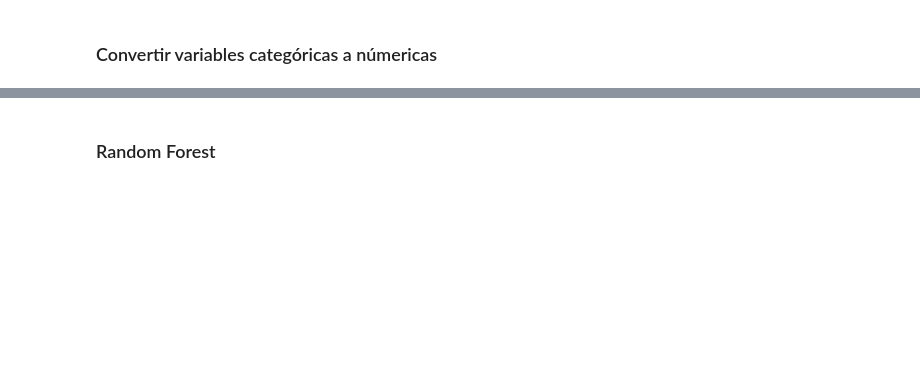
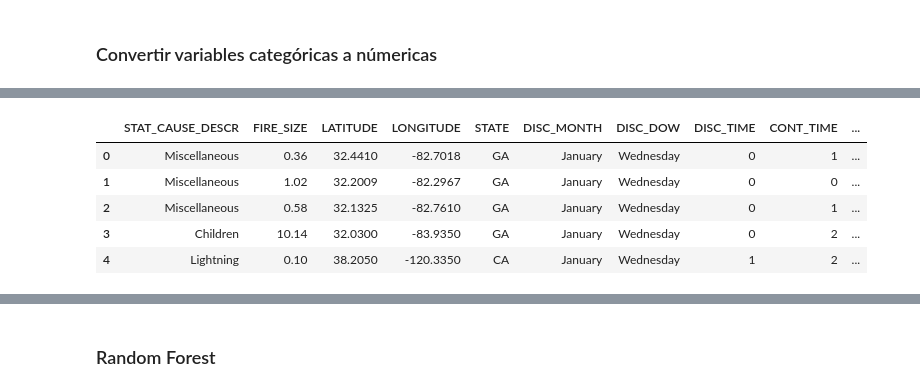
Before and after one commit to framunoz/Incendios-Forestales, a Jupyter notebook: notebooks/03-Modelos.ipynb, the cells around one changed output, grey strips where cells are left out. Drawn from its saved outputs; the diff is of its cells as text; code cells hidden in the pictures; blank space fills up the shorter version.

```diff
--- a/notebooks/03-Modelos.ipynb
+++ b/notebooks/03-Modelos.ipynb
@@ -89,0 +98,4 @@ El dataset tiene una cantidad de 255163 datos y 16 variables.
+# %%
+# Copia del dataset
+df_1 = df.copy()
+df_1.head()
@@ -89,0 +121,29 @@ El dataset tiene una cantidad de 255163 datos y 16 variables.
+# %%
+def new_category(cause):
+    """Re-categoriza las causas que se tenían originalmente.
+    """
+    d_causes = {
+        "Other": ['Miscellaneous',
+                  'Missing/Undefined'],
+        "Human": ['Children',
+                  'Smoking',
+                  'Equipment Use',
+                  'Debris Burning',
+                  'Campfire',
+                  'Campfire',
+                  'Railroad',
+                  'Powerline',
+                  'Fireworks',
+                  'Structure'],
+        "Natural": ['Lightning'],
+        "Malicious": ['Arson']
+    }
+
+    for new_cause in d_causes:
+        if cause in d_causes[new_cause]:
+            return new_cause
+    return None
+# %%
+df_3 = df_2.copy()
+df_3["STAT_CAUSE_DESCR"] = df_3.STAT_CAUSE_DESCR.map(new_category)
+df_3.head()
@@ -134,5 +158,0 @@ drop_list = ["DISC_DATE_TIME",
-# %%
-# Eliminamos las columnas que no se ocuparán
-for to_drop in drop_list:
-    df_ = df_.drop(to_drop, axis=1)
-df_.head()
@@ -320,0 +185,14 @@ print(classification_report(y_test, y_pred_lda))
+# %%
+# Eliminamos las columnas que no se ocuparán
+for to_drop in drop_list:
+    df_1 = df_1.drop(to_drop, axis=1)
+    df_2 = df_2.drop(to_drop, axis=1)
+    df_3 = df_3.drop(to_drop, axis=1)
+df_1.head()
+# %% [output]
+|  | STAT_CAUSE_DESCR | FIRE_SIZE | LATITUDE | LONGITUDE | STATE | DISC_MONTH | DISC_DOW | DISC_TIME | CONT_TIME | ... |
+| 0 | Miscellaneous | 0.36 | 32.4410 | -82.7018 | GA | January | Wednesday | 0 | 1 | ... |
+| 1 | Miscellaneous | 1.02 | 32.2009 | -82.2967 | GA | January | Wednesday | 0 | 0 | ... |
+| 2 | Miscellaneous | 0.58 | 32.1325 | -82.7610 | GA | January | Wednesday | 0 | 1 | ... |
+| 3 | Children | 10.14 | 32.0300 | -83.9350 | GA | January | Wednesday | 0 | 2 | ... |
+| 4 | Lightning | 0.10 | 38.2050 | -120.3350 | CA | January | Wednesday | 1 | 2 | ... |
```
Also changed, not shown: parts of 85 cells of this notebook, 3 other files.
